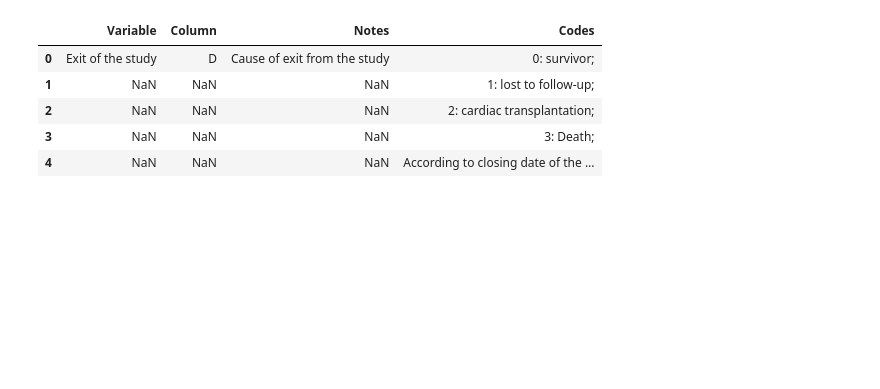
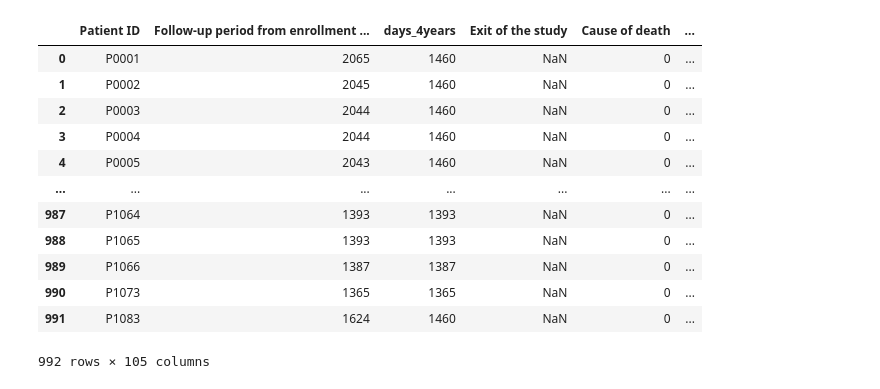
Before and after one commit to Danieloliver1/cox-models-sudden-death, a Jupyter notebook: 02_Preprocessamento_filtro/preprocessamento_dataset.ipynb, the cells around one changed output. Saved outputs shown, nothing was run; the diff lists cells and outputs as text; code cells hidden in the pictures; blank space fills up the shorter version.

```diff
--- a/02_Preprocessamento_filtro/preprocessamento_dataset.ipynb
+++ b/02_Preprocessamento_filtro/preprocessamento_dataset.ipynb
@@ -3,13 +45,22 @@ link = r'D:\cox-models-sudden-death\01_Dataset\dados_csv_info_definitions\subjec
 # %%
 import pandas as pd
 
-df = pd.read_csv(link, sep=';', encoding='latin1')
+link_csv = r'D:\cox-models-sudden-death\01_Dataset\dados_csv_info_definitions\subject-info_formatado.csv'
+
+df_info = pd.read_csv(link_csv, sep=';', header=0)
 # %%
-df.head()
+df_info
 # %% [output]
-|  | Variable | Column | Notes | Codes |
-| 0 | Exit of the study | D | Cause of exit from the study | 0: survivor; |
-| 1 | NaN | NaN | NaN | 1: lost to follow-up; |
-| 2 | NaN | NaN | NaN | 2: cardiac transplantation; |
-| 3 | NaN | NaN | NaN | 3: Death; |
-| 4 | NaN | NaN | NaN | According to closing date of the ... |
+|  | Patient ID | Follow-up period from enrollment ... | days_4years | Exit of the study | Cause of death | ... |
+| 0 | P0001 | 2065 | 1460 | NaN | 0 | ... |
+| 1 | P0002 | 2045 | 1460 | NaN | 0 | ... |
+| 2 | P0003 | 2044 | 1460 | NaN | 0 | ... |
+| 3 | P0004 | 2044 | 1460 | NaN | 0 | ... |
+| 4 | P0005 | 2043 | 1460 | NaN | 0 | ... |
+| ... | ... | ... | ... | ... | ... | ... |
+| 987 | P1064 | 1393 | 1393 | NaN | 0 | ... |
+| 988 | P1065 | 1393 | 1393 | NaN | 0 | ... |
+| 989 | P1066 | 1387 | 1387 | NaN | 0 | ... |
+| 990 | P1073 | 1365 | 1365 | NaN | 0 | ... |
+| 991 | P1083 | 1624 | 1460 | NaN | 0 | ... |
+992 rows × 105 columns
```
Also changed, not shown: parts of 9 cells of this notebook, 8 other files.
